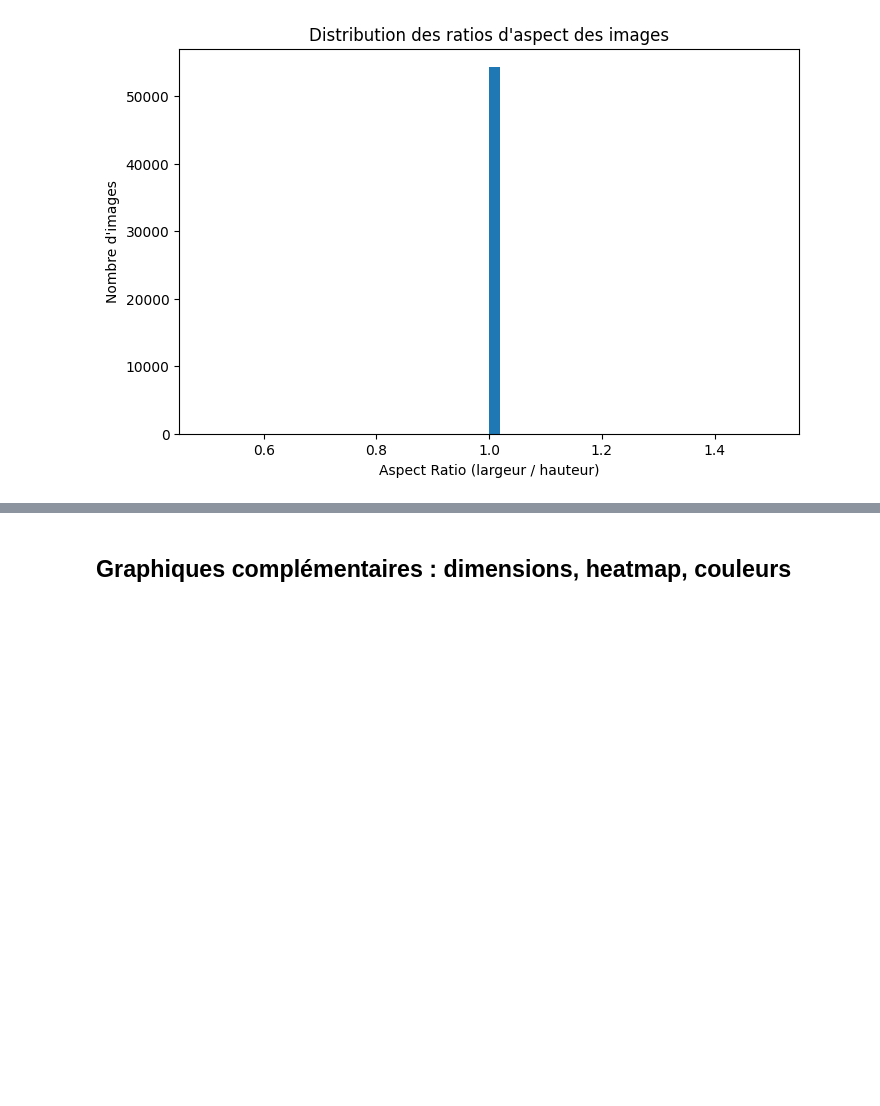
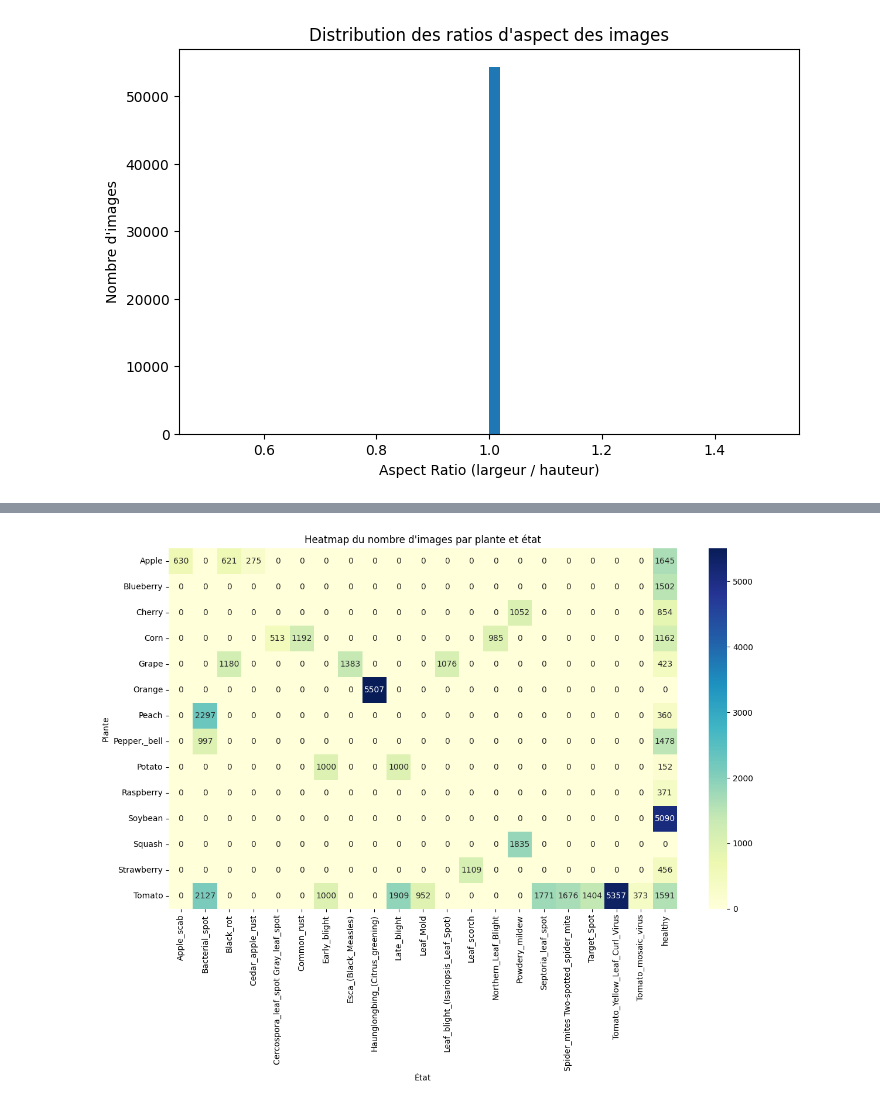
Before and after one commit to corailllum/AgroScan, a Jupyter notebook: visudata.ipynb, the cells around one changed output, grey strips where cells are left out. Drawn from its saved outputs; the diff is of its cells as text; code cells hidden in the pictures; blank space fills up the shorter version.

```diff
--- a/visudata.ipynb
+++ b/visudata.ipynb
@@ -182,11 +172,13 @@ plt.show()
 # %%
 # 2. Heatmap croisant plantes et états
 import seaborn as sns
 import matplotlib.pyplot as plt
 pivot = df_split.pivot_table(index="Plante", columns="Etat", values="Nb_images", fill_value=0)
 plt.figure(figsize=(14,8))
-sns.heatmap(pivot, annot=True, fmt="d", cmap="YlGnBu")
+sns.heatmap(pivot, annot=True, fmt=".0f", cmap="YlGnBu")
 plt.title("Heatmap du nombre d'images par plante et état")
 plt.ylabel("Plante")
 plt.xlabel("État")
 plt.show()
+# %% [output]
+[figure, added]
@@ -203,2 +184,0 @@ plt.show()
-# %% [markdown]
-## Graphiques complémentaires : dimensions, heatmap, couleurs
```
Also changed, not shown: parts of 3 cells of this notebook.
